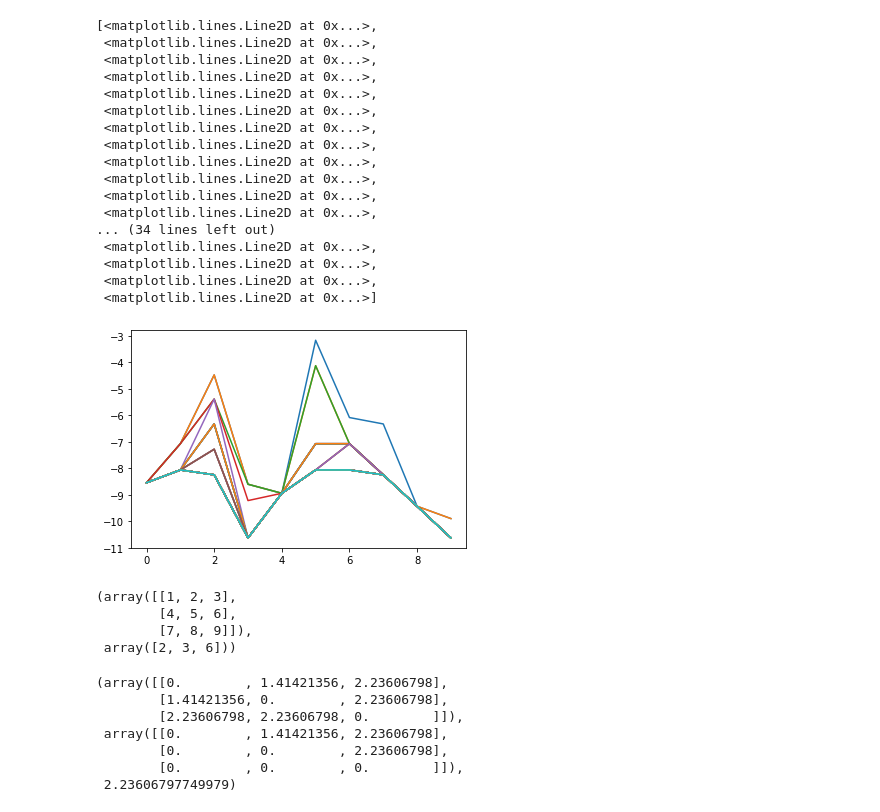
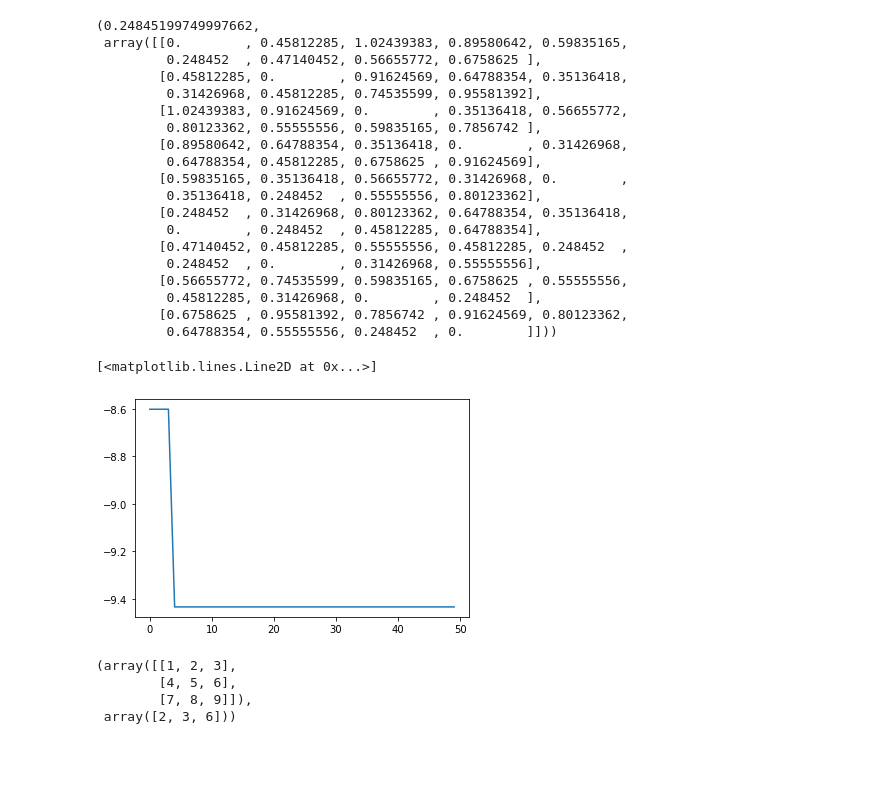
Before and after one commit to mirkimirk/optimal_latin_hypercubes, a Jupyter notebook: src/sandbox_optimality_criteria.ipynb, the cells around one changed output. Saved outputs shown, nothing was run; the diff lists cells and outputs as text; code cells hidden in the pictures; blank space fills up the shorter version.

```diff
--- a/src/sandbox_optimality_criteria.ipynb
+++ b/src/sandbox_optimality_criteria.ipynb
@@ -164,7 +164,7 @@ OPTIMALITY_CRITERIA = {
     "t-optimal": lambda x: np.trace(x.T @ x) * (-1),
     "g-optimal": lambda x: np.amax(np.diagonal(x @ np.linalg.inv(x.T @ x) @ x.T)),
     "maximin": lambda x: (-1) * np.min(
-        cdist(x, x)[np.triu_indices(x.shape[1], k=1)]
+        cdist(x, x)[np.triu_indices(x.shape[0], k=1)]
     )
 }
 
@@ -180,7 +180,7 @@ def optimal_latin_hypercube_sample(
     lhs_design="centered",
     numActive=3,
     numRand=None,
-    n_tries=50,
+    n_tries=10,
     n_iter=None,
 ):
     """Generate the optimal (midpoint) Latin hypercube sample (O(M)Lhd).
@@ -416,24 +410,33 @@ F_crit, best, crit_val_list[7]
+# %%
+np.min(
+    cdist(full_region, full_region)[np.triu_indices(full_region.shape[0], k=1)]
+), cdist(full_region, full_region)
+# cdist(full_region, full_region)
+# %% [output]
+(0.24845199749997662,
+ array([[0.        , 0.45812285, 1.02439383, 0.89580642, 0.59835165,
+         0.248452  , 0.47140452, 0.56655772, 0.6758625 ],
+        [0.45812285, 0.        , 0.91624569, 0.64788354, 0.35136418,
+         0.31426968, 0.45812285, 0.74535599, 0.95581392],
+        [1.02439383, 0.91624569, 0.        , 0.35136418, 0.56655772,
+         0.80123362, 0.55555556, 0.59835165, 0.7856742 ],
+        [0.89580642, 0.64788354, 0.35136418, 0.        , 0.31426968,
+         0.64788354, 0.45812285, 0.6758625 , 0.91624569],
+        [0.59835165, 0.35136418, 0.56655772, 0.31426968, 0.        ,
+         0.35136418, 0.248452  , 0.55555556, 0.80123362],
+        [0.248452  , 0.31426968, 0.80123362, 0.64788354, 0.35136418,
+         0.        , 0.248452  , 0.45812285, 0.64788354],
+        [0.47140452, 0.45812285, 0.55555556, 0.45812285, 0.248452  ,
+         0.248452  , 0.        , 0.31426968, 0.55555556],
+        [0.56655772, 0.74535599, 0.59835165, 0.6758625 , 0.55555556,
+         0.45812285, 0.31426968, 0.        , 0.248452  ],
+        [0.6758625 , 0.95581392, 0.7856742 , 0.91624569, 0.80123362,
+         0.64788354, 0.55555556, 0.248452  , 0.        ]]))
 # %%
-plt.plot(crit_val_list)
+plt.plot(crit_val_list[0])
 # %% [output]
-[<matplotlib.lines.Line2D at 0x...>,
- <matplotlib.lines.Line2D at 0x...>,
- <matplotlib.lines.Line2D at 0x...>,
- <matplotlib.lines.Line2D at 0x...>,
- <matplotlib.lines.Line2D at 0x...>,
- <matplotlib.lines.Line2D at 0x...>,
- <matplotlib.lines.Line2D at 0x...>,
- <matplotlib.lines.Line2D at 0x...>,
- <matplotlib.lines.Line2D at 0x...>,
- <matplotlib.lines.Line2D at 0x...>,
- <matplotlib.lines.Line2D at 0x...>,
- <matplotlib.lines.Line2D at 0x...>,
-... (34 lines left out)
- <matplotlib.lines.Line2D at 0x...>,
- <matplotlib.lines.Line2D at 0x...>,
- <matplotlib.lines.Line2D at 0x...>,
- <matplotlib.lines.Line2D at 0x...>]
+[<matplotlib.lines.Line2D at 0x...>]
-[figure, old version]
+[figure, new version]
 # %%
 S = np.array([[1,2,3], [4,5,6], [7,8,9]])
 S, S.shape
@@ -443,14 +446,3 @@ S, S[np.triu_indices(S.shape[1], k=1)]
         [4, 5, 6],
         [7, 8, 9]]),
  array([2, 3, 6]))
-# %%
-from scipy.spatial.distance import cdist
-cdist(S, S), np.triu(cdist(S, S)), np.max(np.triu(cdist(S, S)))
-# %% [output]
-(array([[0.        , 1.41421356, 2.23606798],
-        [1.41421356, 0.        , 2.23606798],
-        [2.23606798, 2.23606798, 0.        ]]),
- array([[0.        , 1.41421356, 2.23606798],
-        [0.        , 0.        , 2.23606798],
-        [0.        , 0.        , 0.        ]]),
- 2.23606797749979)
```
Also changed, not shown: parts of 3 cells of this notebook.
